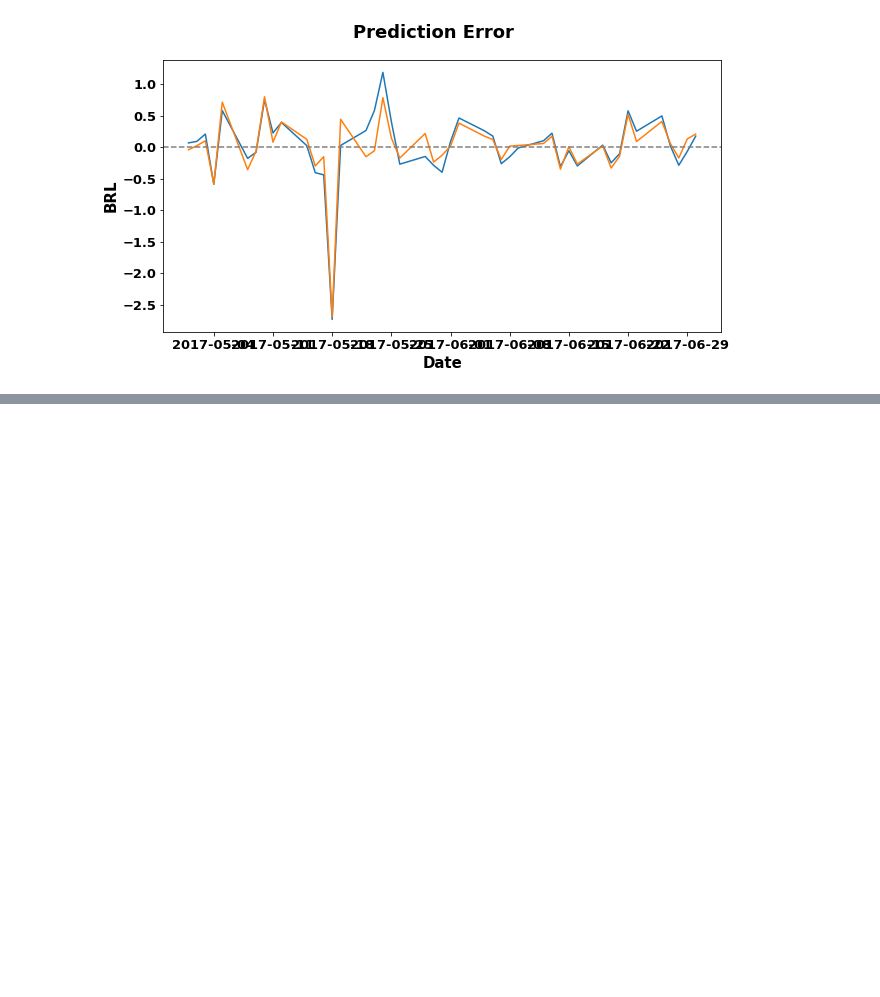
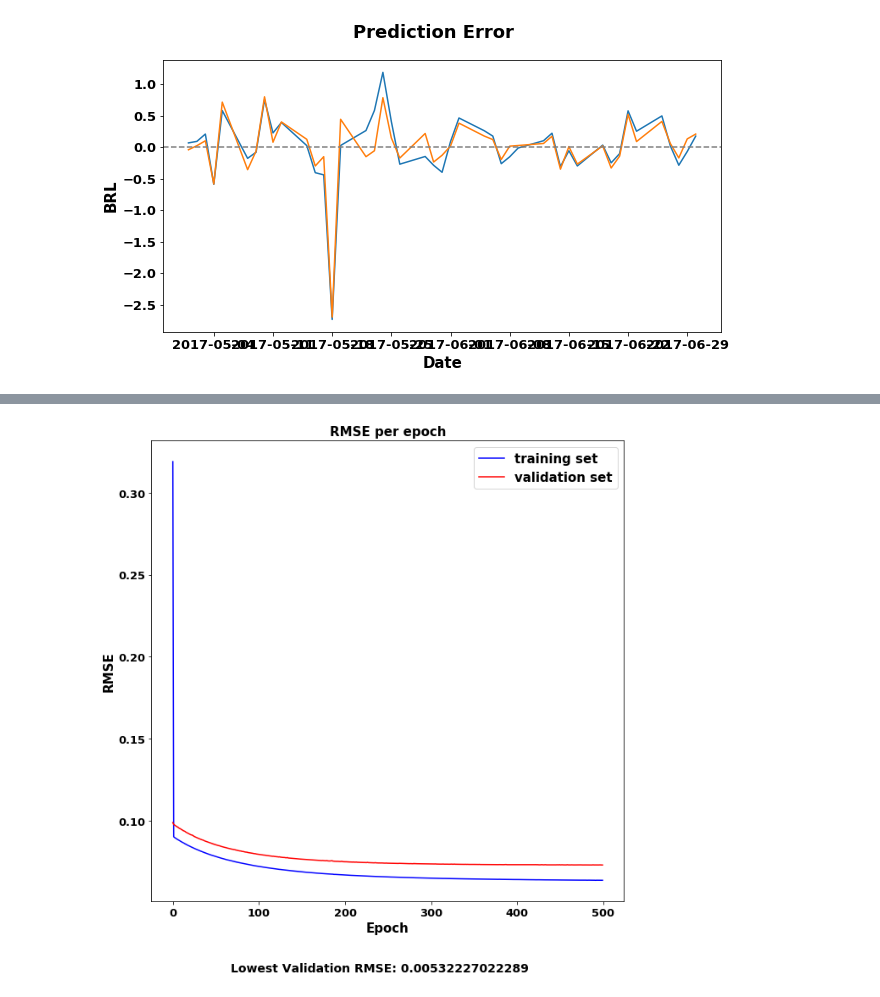
Before and after one commit to danilofrp/neural-stocks, a Jupyter notebook: notebooks/MLP.ipynb, the cells around one changed output, grey strips where cells are left out. Saved outputs shown, nothing was run; the diff lists cells and outputs as text; code cells hidden in the pictures; blank space fills up the shorter version.

```diff
--- a/notebooks/MLP.ipynb
+++ b/notebooks/MLP.ipynb
@@ -532,0 +605,12 @@ plotSeries([df['PETR4_Close_resid'], (df['PETR4_Close_resid'] - predictionsSimpl
+# %%
+fig, ax = plt.subplots(figsize = (10,10), nrows = 1, ncols = 1)
+ax.set_title('RMSE per epoch')
+ax.set_xlabel('Epoch')
+ax.set_ylabel('RMSE')
+trainigSet, = ax.plot(np.sqrt(bestSimpleStdFitHistory.history['loss']), 'b', label = 'trainig set')
+validationSet, = ax.plot(np.sqrt(bestSimpleStdFitHistory.history['val_loss']), 'r', label = 'validation set')
+plt.legend(handles=[trainigSet, validationSet], labels=['training set', 'validation set'], prop={'size': 15})
+plt.figtext(0.5,  0.010, 'Lowest Validation RMSE: {}'.format(min(bestSimpleStdFitHistory.history['val_loss'])), size = 14, horizontalalignment = 'center')
+fig.savefig('{}/{}.{}'.format(saveFigDir, 'PETR4_MLP_simpleStd', 'pdf'), bbox_inches='tight')
+# %% [output]
+[figure, added]
```
Also changed, not shown: parts of 7 cells of this notebook.
